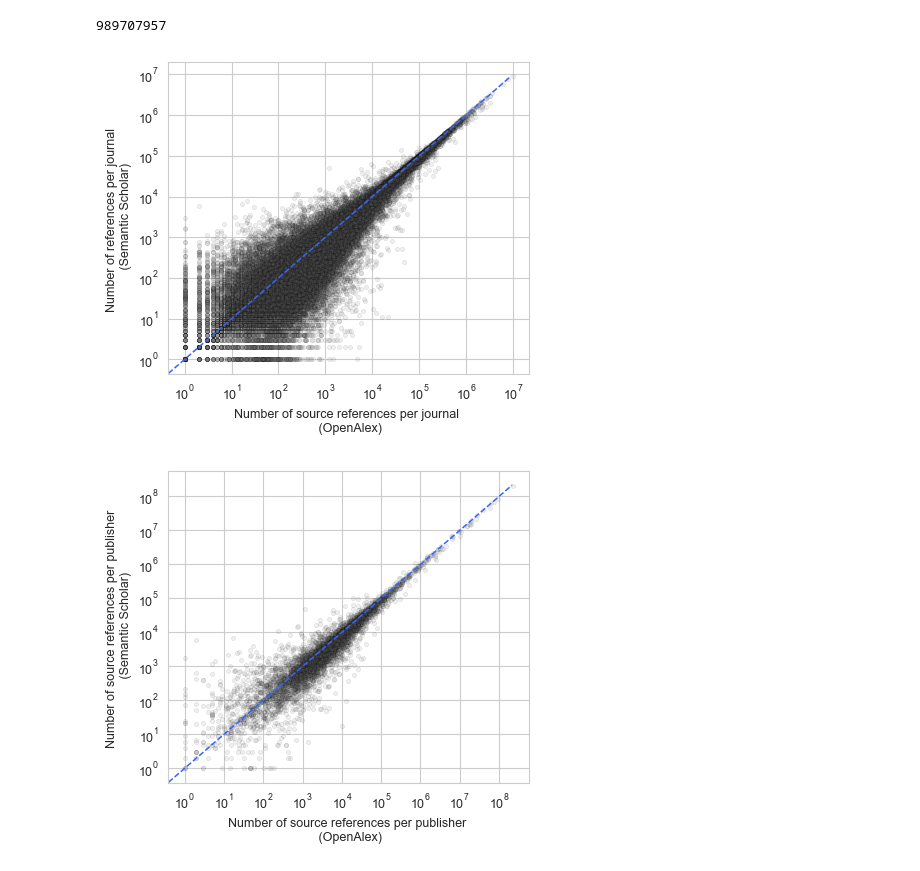
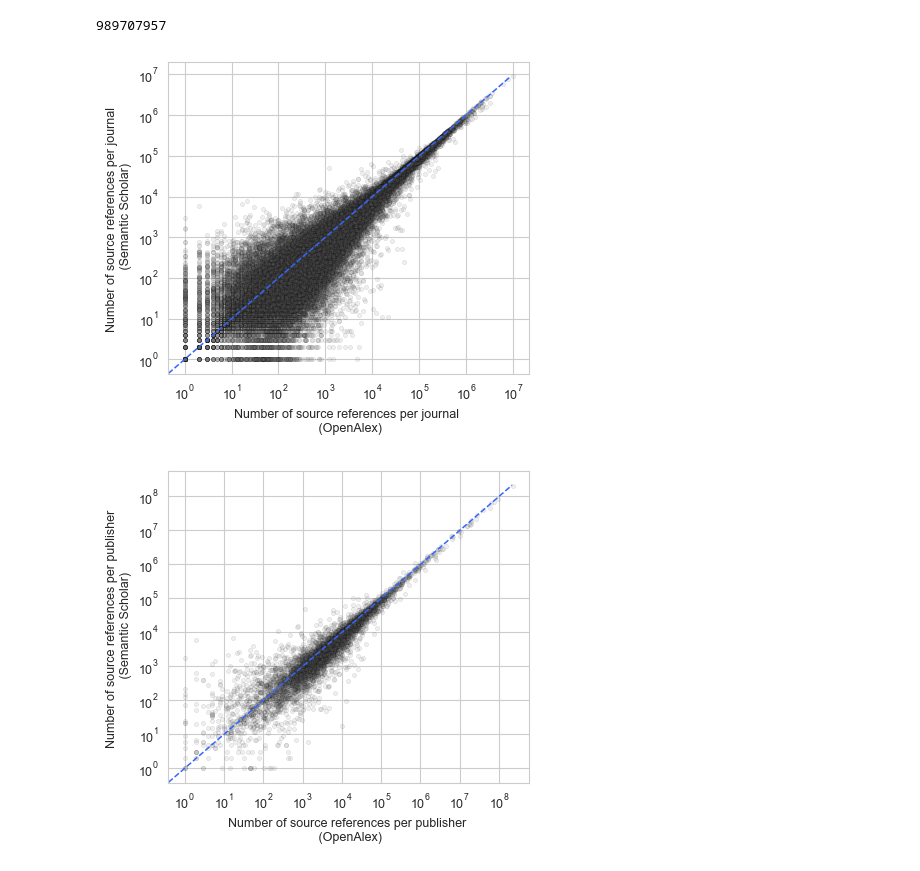
Before and after one commit to naustica/oal_s2_ref, a Jupyter notebook: Codebook.ipynb, the cells around one changed output. Saved outputs shown, nothing was run; the diff lists cells and outputs as text; code cells hidden in the pictures.

```diff
--- a/Codebook.ipynb
+++ b/Codebook.ipynb
@@ -856,35 +856,36 @@ oal_s2_source_ref_sum_per_journal = client.query(f"""
 fig, ax = plt.subplots(figsize=(4.5, 4))
 
 plt.grid(True)
 
 x = [x for x in range(1**1-1, 10**7, 1000000)]
 y = x
 
 sns.scatterplot(data=oal_s2_source_ref_sum_per_journal,
                 x='oal_source_ref_sum',
                 y='s2_source_ref_sum',
                 marker='.',
                 alpha=.1,
                 edgecolor='#000000',
                 color='#666666')
 
 sns.lineplot(x=x,
              y=y,
              color='#3366FF',
              linestyle='dashed',
              linewidth=1.1,
              alpha=1)
 
-ax.set(xlabel='Number of source references per journal \n (OpenAlex)', ylabel='Number of references per journal \n (Semantic Scholar)')
+ax.set(xlabel='Number of source references per journal \n (OpenAlex)',
+       ylabel='Number of source references per journal \n (Semantic Scholar)')
 
 plt.xscale('log')
 plt.yscale('log')
 
 plt.tight_layout()
 plt.show()
 fig.savefig('media/oal_s2_source_ref_sum_per_journal.png', format='png', bbox_inches='tight', dpi=500)
 # %% [output]
-[figure, old version]
+[figure, new version]
 # %%
 oal_s2_source_ref_sum_per_publisher = client.query(f"""
                                            SELECT
```
Also changed, not shown: 1 other file.
